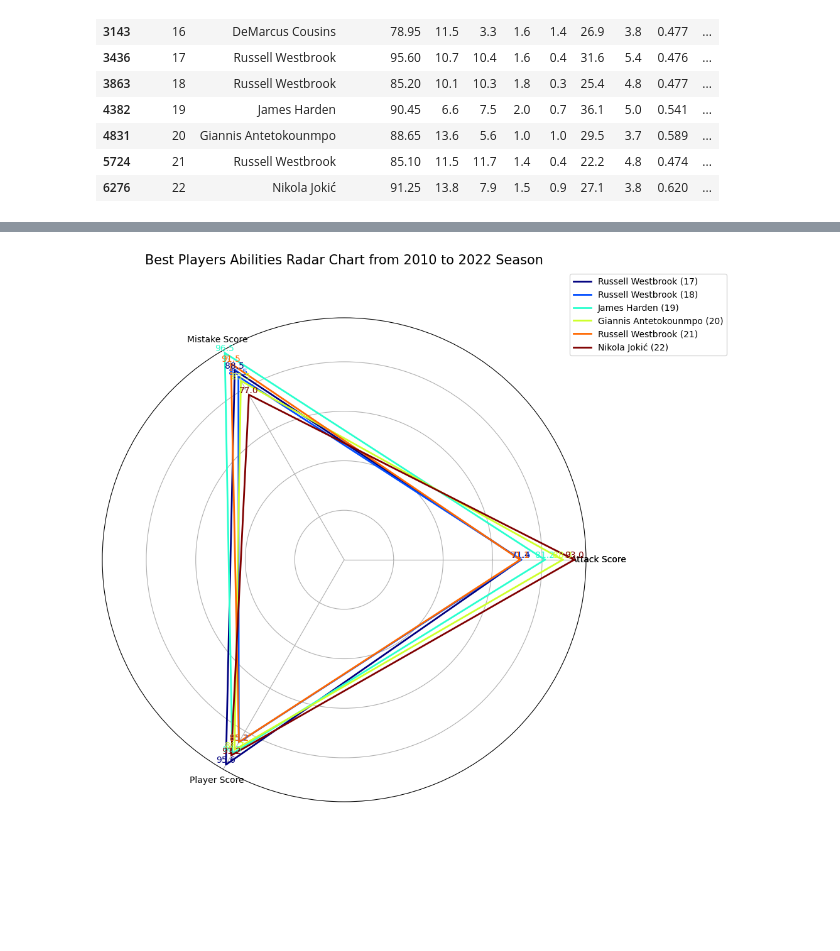
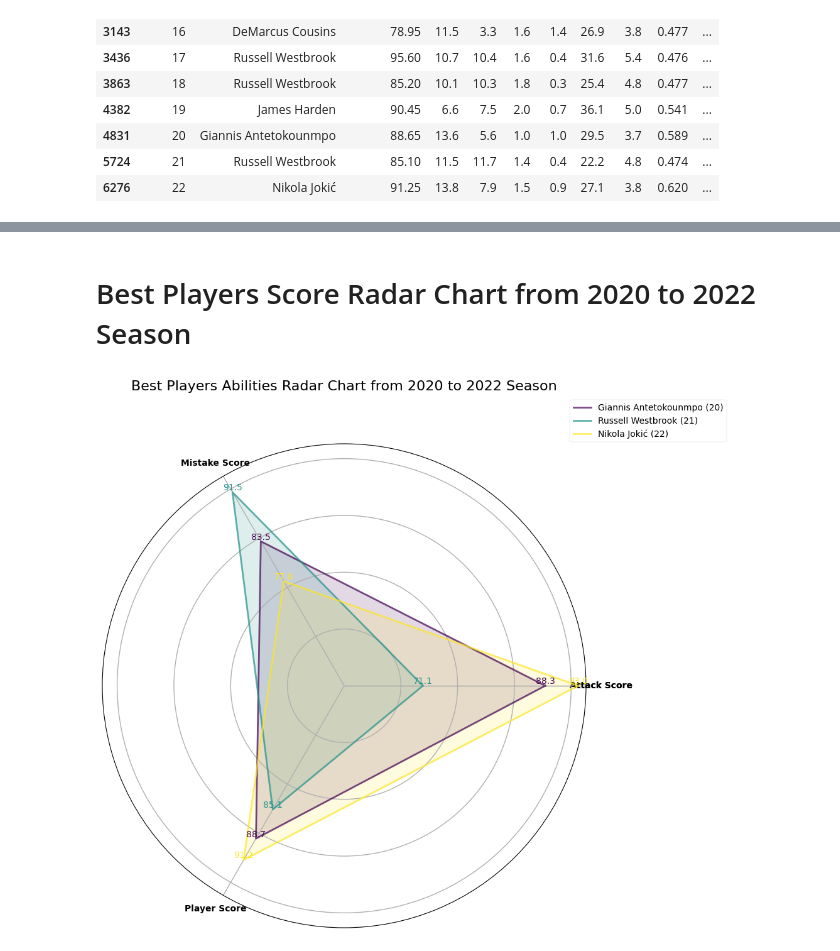
Before and after one commit to husker01/IS445_Final_Project, a Jupyter notebook: IS445_Li_Luwei_General_Public.ipynb, the cells around one changed output, grey strips where cells are left out. Cells and saved outputs as stored; diff of their text form; code cells hidden in the pictures; blank space fills up the shorter version.

```diff
--- a/IS445_Li_Luwei_General_Public.ipynb
+++ b/IS445_Li_Luwei_General_Public.ipynb
@@ -204,7 +204,7 @@ best_players
 | 5724 | 21 | Russell Westbrook | 85.10 | 11.5 | 11.7 | 1.4 | 0.4 | 22.2 | 4.8 | 0.474 | ... |
 | 6276 | 22 | Nikola Jokić | 91.25 | 13.8 | 7.9 | 1.5 | 0.9 | 27.1 | 3.8 | 0.620 | ... |
 # %%
-filtered_best_players = best_players[best_players["Season"] > "16"]
+filtered_best_players = best_players[best_players["Season"] > "19"]
 filtered_best_players
 # %% [output]
 |  | Season | Player | Player Score | TRB | AST | STL | BLK | PTS | TOV | eFG% | ... |
@@ -217,8 +214,8 @@ filtered_best_players
 # %%
 # Define the weights
 weights = {
-    "TOV": 1,
-    "PF": 1.5
+    "TOV": 10,
+    "PF": 15
 
 }
 
@@ -227,8 +224,10 @@ filtered_best_players["Mistake Score"] = (
     filtered_best_players["TOV"] * weights["TOV"] +
     filtered_best_players["PF"] * weights["PF"]
 )
+filtered_best_players["Attack Score"] = filtered_best_players["eFG%"] * 150
+filtered_best_players_with_mistake_score = filtered_best_players.copy()
 
-filtered_best_players
+filtered_best_players_with_mistake_score
 # %% [output]
 A value is trying to be set on a copy of a slice from a DataFrame.
 Try using .loc[row_indexer,col_indexer] = value instead
@@ -278,43 +246,56 @@ See the caveats in the documentation: https://pandas.pydata.org/pandas-docs/stab
+# %% [markdown]
+# Best Players Score Radar Chart from 2020 to 2022 Season
 # %%
-def plot_combined_radar_chart(players_data, attributes, max_values):
-    """Plots a radar chart with multiple players' data."""
+import numpy as np
+import matplotlib.pyplot as plt
+
+def fancy_radar_chart(players_data, attributes, max_values, min_values=None):
+    """Plots a fancier radar chart with multiple players' data."""
     # Number of attributes
     num_vars = len(attributes)
 
-    # Set the maximum values for the plot
+    # Set the maximum and minimum values for the plot
     max_val_dict = dict(zip(attributes, max_values))
+    if min_values:
+        min_val_dict = dict(zip(attributes, min_values))
+    else:
+        min_val_dict = {attr: 0 for attr in attributes}
 
     # Calculate the angle for each axis
     angles = np.linspace(0, 2 * np.pi, num_vars, endpoint=False).tolist()
     angles += angles[:1]  # Close the circle
 
-    # Plotting the radar chart
-    fig, ax = plt.subplots(figsize=(10, 10), subplot_kw=dict(polar=True))
+    # Plotting the radar chart with a custom style
+    with plt.style.context('seaborn-v0_8-notebook'):
+        fig, ax = plt.subplots(figsize=(10, 10), subplot_kw=dict(polar=True))
 
-    # Set a colormap for distinct colors
-    colors = plt.cm.jet(np.linspace(0, 1, len(players_data)))
+        # Set a sophisticated color palette
+        colors = plt.cm.viridis(np.linspace(0, 1, len(players_data)))
 
-    for i, (_, row) in enumerate(players_data.iterrows()):
-        values = [row[attr] / max_val_dict[attr] for attr in attributes]  # Normalize each attribute based on its max value
-        values += values[:1]  # Close the circle
-        ax.plot(angles, values, color=colors[i], label=f"{row['Player']} ({row['Season']})", linewidth=2)
-        # Add actual data values as text labels
-        for j, value in enumerate(values[:-1]):
-            if value > 0.1:  # Adjust this threshold as needed
-                ax.text(angles[j], value, f"{row[attributes[j]]:.1f}", color=colors[i], ha='center', va='bottom')
+        for i, (_, row) in enumerate(players_data.iterrows()):
+            values = [(row[attr] - min_val_dict[attr]) / (max_val_dict[attr] - min_val_dict[attr]) for attr in attributes]  # Normalize each attribute based on its max and min value
+            values += values[:1]  # Close the circle
+            ax.plot(angles, values, color=colors[i], label=f"{row['Player']} ({row['Season']})", linewidth=2, alpha=0.7)
+            ax.fill(angles, values, color=colors[i], alpha=0.15)  # Add a slight fill
+            # Add actual data values as text labels
+            for j, value in enumerate(values[:-1]):
+                if value > 0.1:  # Adjust this threshold as needed
+                    ax.text(angles[j], value, f"{row[attributes[j]]:.1f}", color=colors[i], ha='center', va='bottom')
 
-    ax.set_yticklabels([])
-    attributes += attributes[:1]  # Close the circle
-    ax.set_xticks(angles)
-    ax.set_xticklabels(attributes)
-    ax.set_title('Best Players Abilities Radar Chart from 2010 to 2022 Season', size=15, y=1.1)
-    ax.legend(loc="upper right", bbox_to_anchor=(1.3, 1.1))
+        # Add gridlines
+        ax.set_rgrids([0.2, 0.4, 0.6, 0.8], alpha=0.5)
+        ax.set_yticklabels([])
+        attributes += attributes[:1]  # Close the circle
+        ax.set_xticks(angles)
+        ax.set_xticklabels(attributes, fontweight='bold')
+        ax.set_title('Best Players Abilities Radar Chart from 2020 to 2022 Season', size=16, y=1.1)
+        ax.legend(loc="upper right", bbox_to_anchor=(1.3, 1.1))
 
     plt.show()
-
-# Assuming best_players data exists
 attributes = ["Attack Score", "Mistake Score", "Player Score"]
+# Adjust the minimum values for the attributes
+min_values = [60, 60, 70]
 max_values = [100, 100, 100]
-plot_combined_radar_chart(filtered_best_players, attributes, max_values)
+fancy_radar_chart(filtered_best_players_with_mistake_score, attributes, max_values, min_values)
 # %% [output]
-[figure, old version]
+[figure, new version]
```
Also changed, not shown: parts of 4 cells of this notebook, 1 other file.
